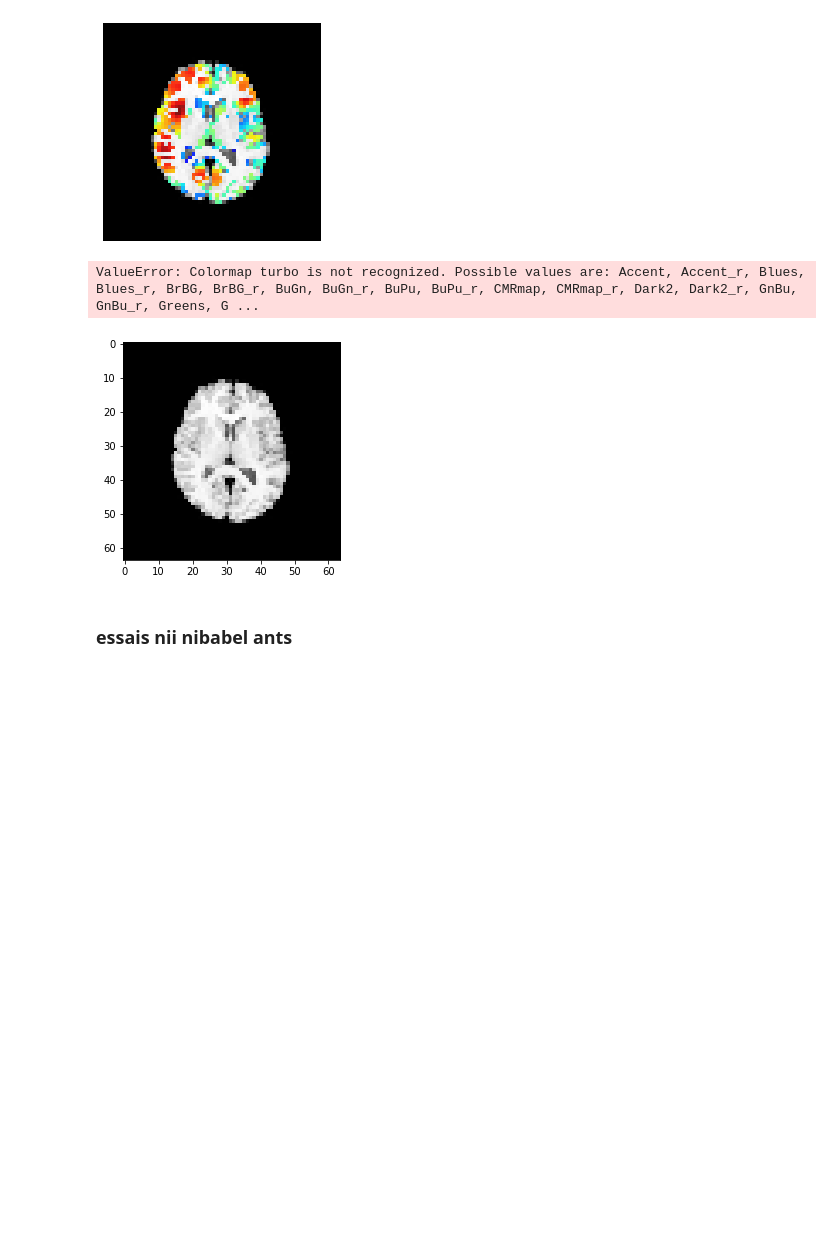
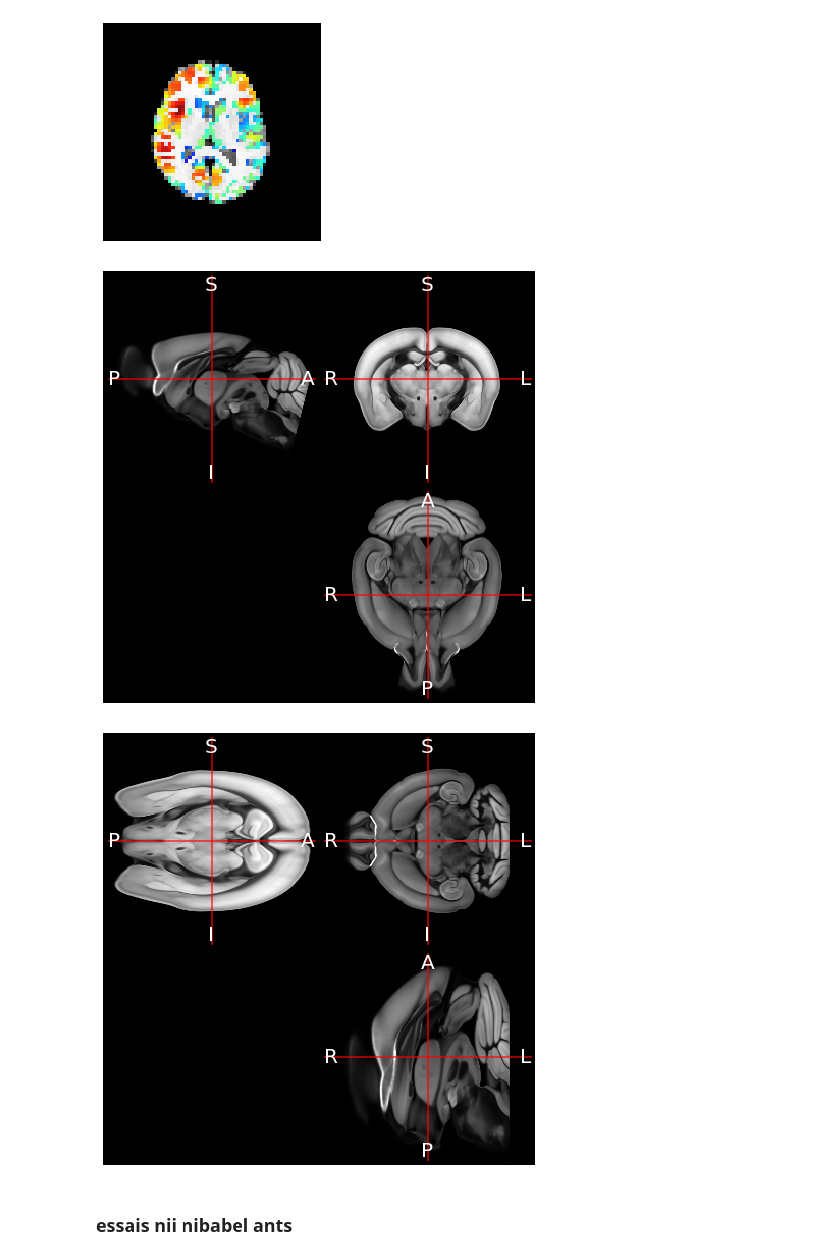
Before and after one commit to linum-uqam/m2m, a Jupyter notebook: src/antspyx_tuto.ipynb, the cells around one changed output. Saved outputs shown, nothing was run; the diff lists cells and outputs as text; code cells hidden in the pictures; blank space fills up the shorter version.

```diff
--- a/src/antspyx_tuto.ipynb
+++ b/src/antspyx_tuto.ipynb
@@ -75,20 +75,38 @@ ANTsImage
          Origin     : (0.0, 0.0)
          Direction  : [1. 0. 0. 1.]
 [figure]
-# %%
-fixed = ants.image_read( ants.get_ants_data('r16') ).resample_image((64,64),1,0)
-moving = ants.image_read( ants.get_ants_data('r64') ).resample_image((64,64),1,0)
-
-ants.plot(fixed, moving) ## not working
-
-mytx = ants.registration(fixed=fixed , moving=moving, type_of_transform='SyN' )
-print(mytx)
-
-warped_moving = mytx['warpedmovout']
-#fixed.plot(warped_moving)
-# %% [output]
-ValueError: Colormap turbo is not recognized. Possible values are: Accent, Accent_r, Blues, Blues_r, BrBG, BrBG_r, BuGn, BuGn_r, BuPu, BuPu_r, CMRmap, CMRmap_r, Dark2, Dark2_r, GnBu, GnBu_r, Greens, G ...
-[figure, removed]
+# %%
+import nrrd
+import nibabel as nib
+import numpy as np
+
+# load .nrrd
+template = nib.load('/Users/mahdi/stage-2022-mahdi/src/allen_template_25.nii.gz')
+vol = template.get_fdata()
+
+# load reference
+avgt = nib.load('/Users/mahdi/stage-2022-mahdi/src/AVGT.nii.gz')
+ref_vol = avgt.get_fdata()
+
+vol = vol.astype(float)
+ref_vol = ref_vol.astype(float)
+
+fixed = ants.from_numpy( ref_vol ).resample_image((164, 212, 158),1,0)
+moving = ants.from_numpy( vol ).resample_image((164, 212, 158),1,0)
+
+mytx = ants.registration(fixed=fixed , moving=moving, type_of_transform='SyN' )
+
+warped_moving = mytx['warpedmovout']
+# %%
+import numpy as np
+import numpy.ma as ma
+import matplotlib.pyplot as plt
+
+fixed.plot_ortho()
+moving.plot_ortho()
+# %% [output]
+[figure, added]
+[figure, added]
 # %% [markdown]
 ### essais nii nibabel ants
 # %%
```
Also changed, not shown: 3 other files.
